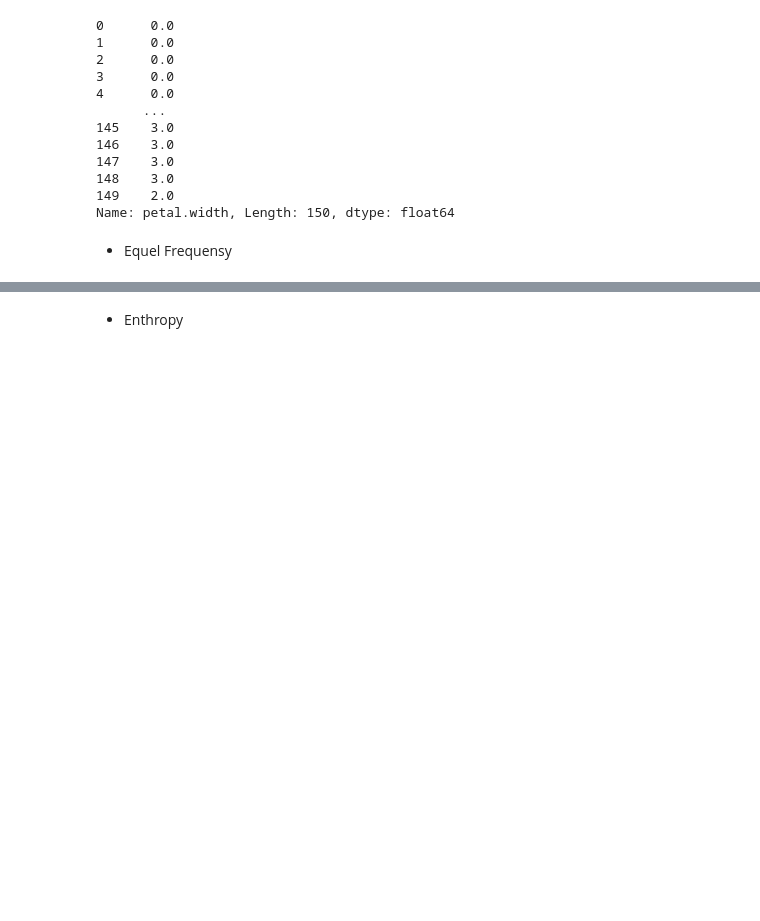
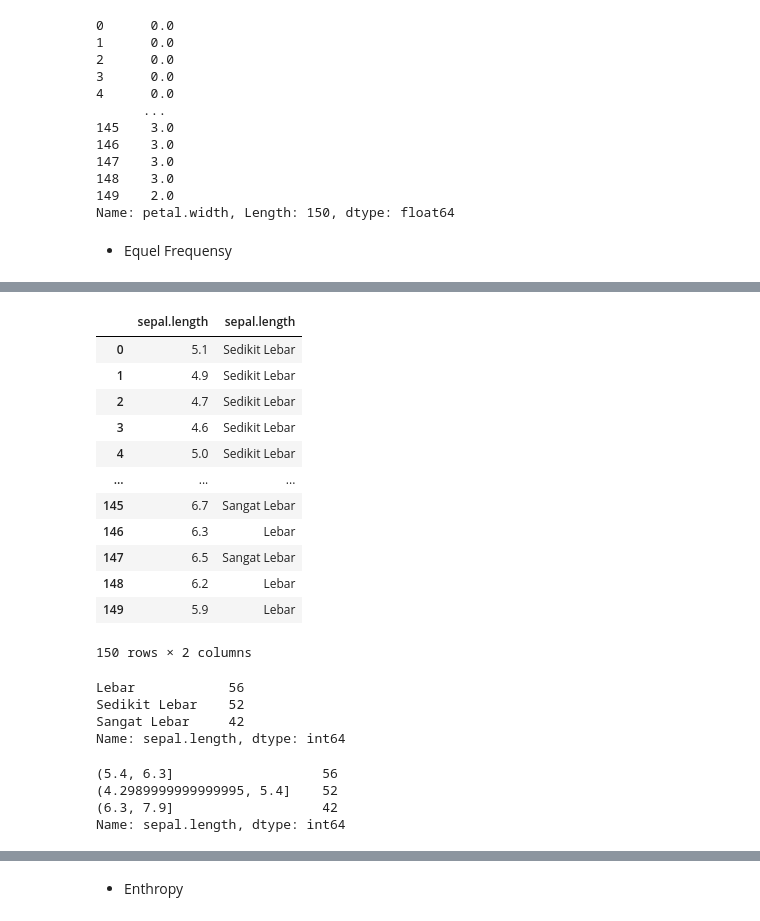
Before and after one commit to AliGhufron-28/datamaining, a Jupyter notebook: _sources/notebooks.ipynb, the cells around one changed output, grey strips where cells are left out. Drawn from its saved outputs; the diff is of its cells as text; code cells hidden in the pictures; blank space fills up the shorter version.

```diff
--- a/_sources/notebooks.ipynb
+++ b/_sources/notebooks.ipynb
@@ -255,0 +382,43 @@ Name: petal.width, Length: 150, dtype: float64
+# %%
+# sepal length
+# equal-frequency intervals
+
+labels = ["Sedikit Lebar", "Lebar", "Sangat Lebar"]
+amount_of_binning = len(labels)
+
+sepal_length_ef_binning = pd.qcut(SEPAL_LENGTH_SERIES, amount_of_binning, labels)
+labelled_sepal_length_ef_binning = sepal_length_ef_binning.value_counts()
+interval_sepal_length_ef_binning = pd.qcut(SEPAL_LENGTH_SERIES, amount_of_binning).value_counts()
+# %%
+# dataframe of sepal-length and sepal category
+pd.concat((SEPAL_LENGTH_SERIES, sepal_length_ef_binning), axis=1)
+# %% [output]
+|  | sepal.length | sepal.length |
+| 0 | 5.1 | Sedikit Lebar |
+| 1 | 4.9 | Sedikit Lebar |
+| 2 | 4.7 | Sedikit Lebar |
+| 3 | 4.6 | Sedikit Lebar |
+| 4 | 5.0 | Sedikit Lebar |
+| ... | ... | ... |
+| 145 | 6.7 | Sangat Lebar |
+| 146 | 6.3 | Lebar |
+| 147 | 6.5 | Sangat Lebar |
+| 148 | 6.2 | Lebar |
+| 149 | 5.9 | Lebar |
+150 rows × 2 columns
+# %%
+# equal-frequency intervals binning with label
+labelled_sepal_length_ef_binning
+# %% [output]
+Lebar            56
+Sedikit Lebar    52
+Sangat Lebar     42
+Name: sepal.length, dtype: int64
+# %%
+# equal-frequency intervals out label
+interval_sepal_length_ef_binning
+# %% [output]
+(5.4, 6.3]                   56
+(4.2989999999999995, 5.4]    52
+(6.3, 7.9]                   42
+Name: sepal.length, dtype: int64
```
Also changed, not shown: parts of 21 cells of this notebook, 4 other files.
